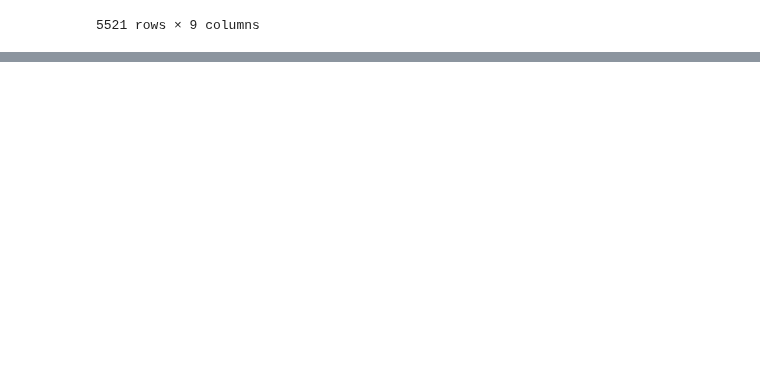
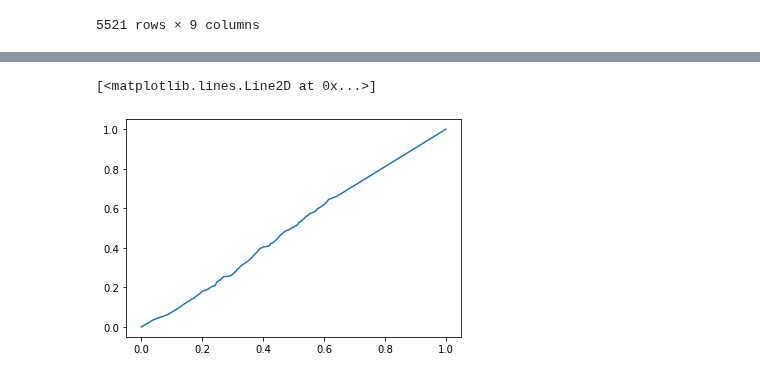
Before and after one commit to ajipalar/pynet, a Jupyter notebook: devel/PlotBioGridStats.ipynb, the cells around one changed output, grey strips where cells are left out. Drawn from its saved outputs; the diff is of its cells as text; code cells hidden in the pictures; blank space fills up the shorter version.

Commit message:
dummy roc prc plots

```diff
--- a/devel/PlotBioGridStats.ipynb
+++ b/devel/PlotBioGridStats.ipynb
@@ -107,0 +125,16 @@ spec_counts_df
+# %%
+#ROC Examples
+key = jax.random.PRNGKey(10)
+y_true = jax.random.bernoulli(key, p=0.1, shape=(len(spec_counts_df), ))
+y_true = np.array(y_true, dtype=int)
+
+y_score = spec_counts_df['SAINT'].values
+y_score = map(lambda i: float(i), iter(y_score))
+y_score = list(y_score)
+fpr, tpr, thresholds = roc_curve(y_true, y_score)
+prec, recall, pthresh = precision_recall_curve(y_true, y_score)
+# %%
+plt.plot(fpr, tpr)
+# %% [output]
+[<matplotlib.lines.Line2D at 0x...>]
+[figure, added]
```
Also changed, not shown: parts of 4 cells of this notebook.
